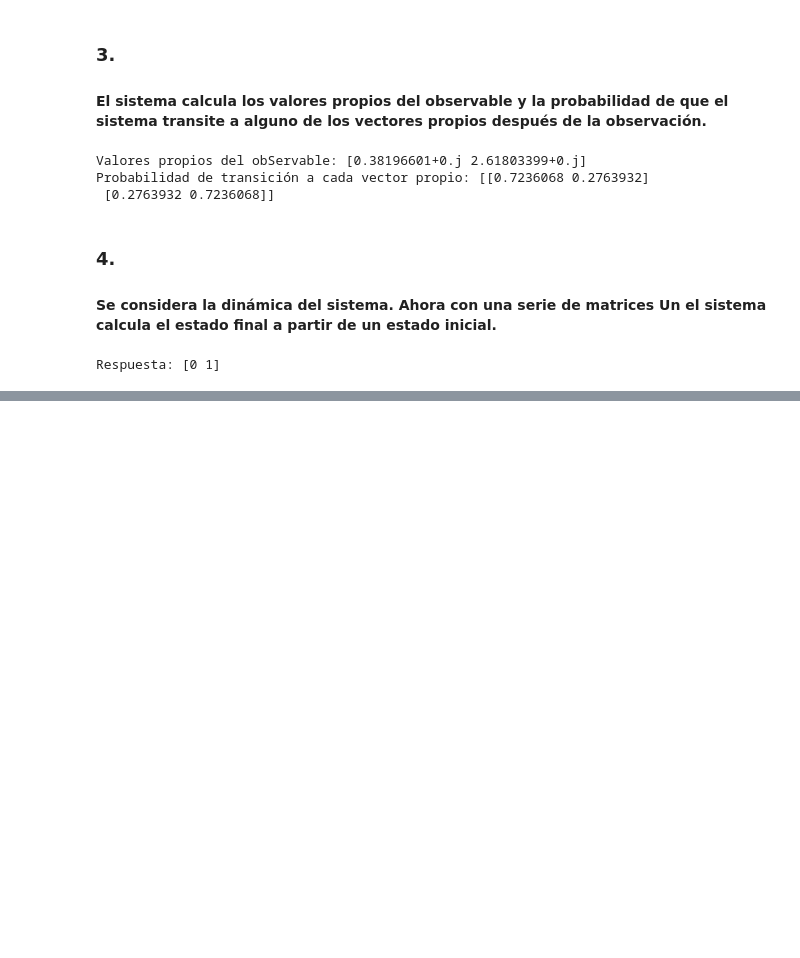
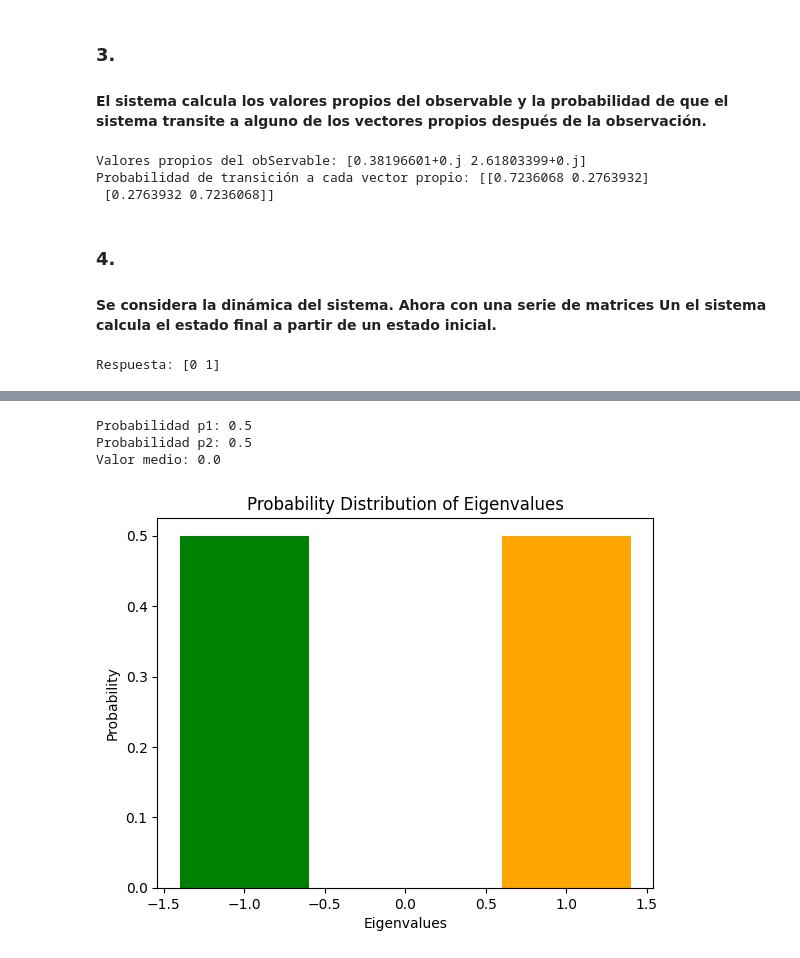
Before and after one commit to MIGUEL-MOTTA-U/ACTIVIDAD-LAB-3, a Jupyter notebook: Entrega 1.ipynb, the cells around one changed output, grey strips where cells are left out. Saved outputs shown, nothing was run; the diff lists cells and outputs as text; code cells hidden in the pictures; blank space fills up the shorter version.

```diff
--- a/Entrega 1.ipynb
+++ b/Entrega 1.ipynb
@@ -162 +216,44 @@ Respuesta: [0 1]
+# %%
+import numpy as np
+import matplotlib.pyplot as plt
+
+def calcular_probabilidad(eigenvector):
+    return np.linalg.norm(eigenvector) ** 2  /2
+
+def calcular_valor_medio(eigenvalues, probabilities):
+    return sum(prob * eig_val for prob, eig_val in zip(probabilities, eigenvalues))
+
+# Definición de los eigenvectores y eigenvalores
+eigenvector1 = np.array([1, 0])
+eigenvector2 = np.array([0, 1])
+lambda1 = 1
+lambda2 = -1
+
+# Cálculo de las probabilidades
+p1 = calcular_probabilidad(eigenvector1)
+p2 = calcular_probabilidad(eigenvector2)
+
+# Cálculo del valor medio
+valor_medio = calcular_valor_medio([lambda1, lambda2], [p1, p2])
+
+
+# Imprimir resultados
+print("Probabilidad p1:", p1)
+print("Probabilidad p2:", p2)
+print("Valor medio:", valor_medio)
+
+# Dibujar la distribución de probabilidad
+eigenvalues = [lambda1, lambda2]
+probabilities = [p1, p2]
+
+plt.bar(eigenvalues, probabilities, color=['orange', 'green'])
+plt.xlabel('Eigenvalues')
+plt.ylabel('Probability')
+plt.title('Probability Distribution of Eigenvalues')
+plt.show()
+# %% [output]
+Probabilidad p1: 0.5
+Probabilidad p2: 0.5
+Valor medio: 0.0
+[figure, added]
 # %% [markdown]
```
Also changed, not shown: parts of 9 cells of this notebook.
